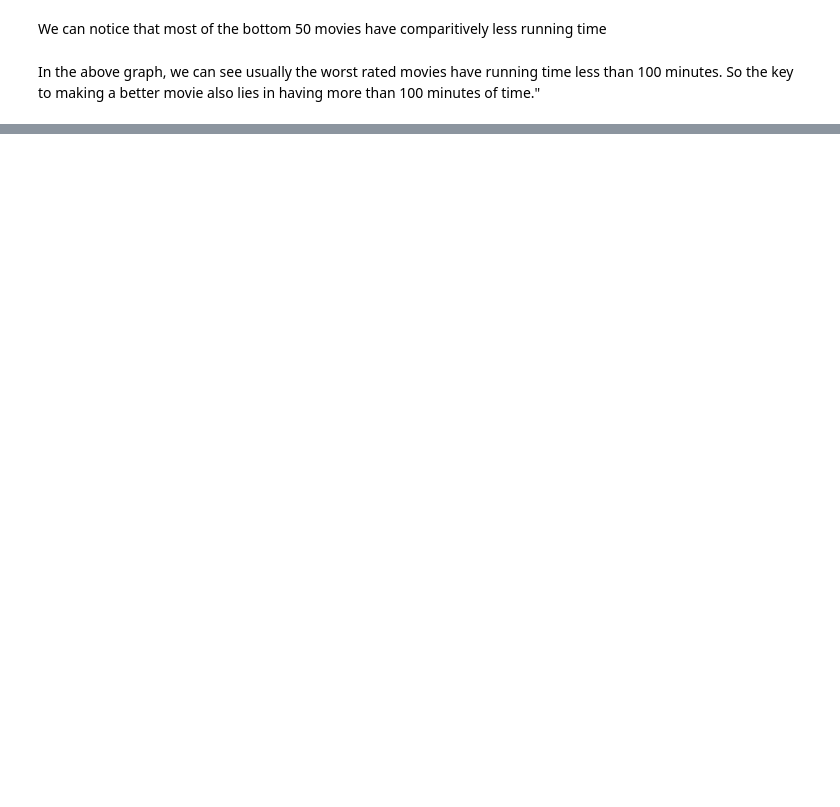
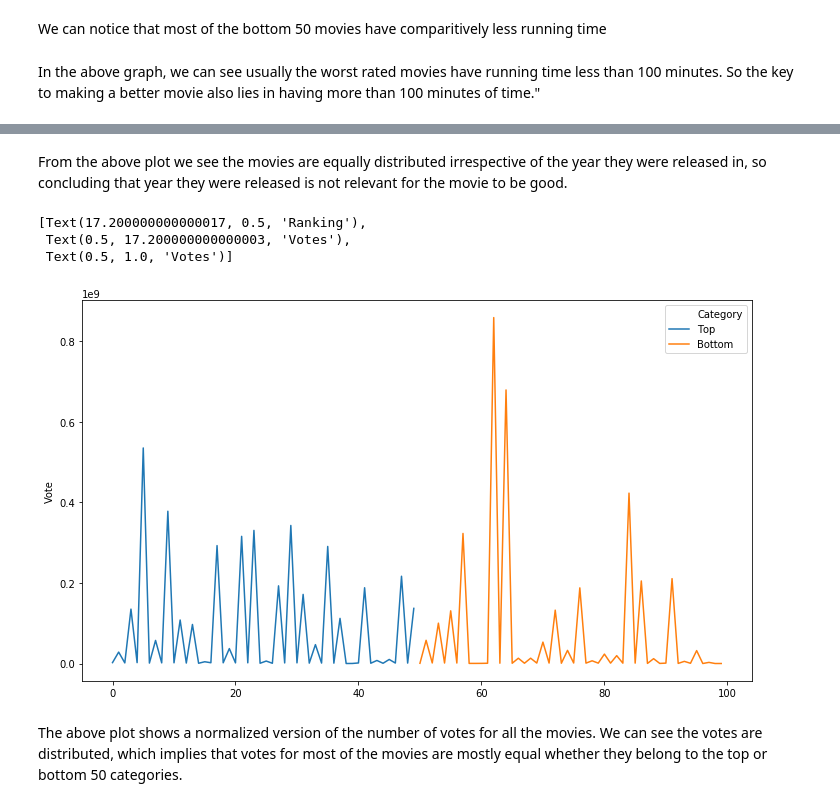
Before and after one commit to snaik22/IMDB, a Jupyter notebook: imdb.ipynb, the cells around one changed output, grey strips where cells are left out. Saved outputs shown, nothing was run; the diff lists cells and outputs as text; code cells hidden in the pictures; blank space fills up the shorter version.

```diff
--- a/imdb.ipynb
+++ b/imdb.ipynb
@@ -154,0 +157,13 @@ Thus, we can conclude from this project that most of the features related in the
+# %% [markdown]
+From the above plot we see the movies are equally distributed irrespective of the year they were released in, so concluding that year they were released is not relevant for the movie to be good.
+# %%
+fig, axes = plt.subplots(figsize = (12,7))
+sns.lineplot(data=imdb, x=imdb.index, y='Vote', hue='Category')
+ax.set(title = 'Votes',xlabel = 'Votes', ylabel='Ranking')
+# %% [output]
+[Text(17.200000000000017, 0.5, 'Ranking'),
+ Text(0.5, 17.200000000000003, 'Votes'),
+ Text(0.5, 1.0, 'Votes')]
+[figure, added]
+# %% [markdown]
+The above plot shows a normalized version of the number of votes for all the movies. We can see the votes are distributed, which implies that votes for most of the movies are mostly equal whether they belong to the top or bottom 50 categories.
```
Also changed, not shown: parts of 19 cells of this notebook.
